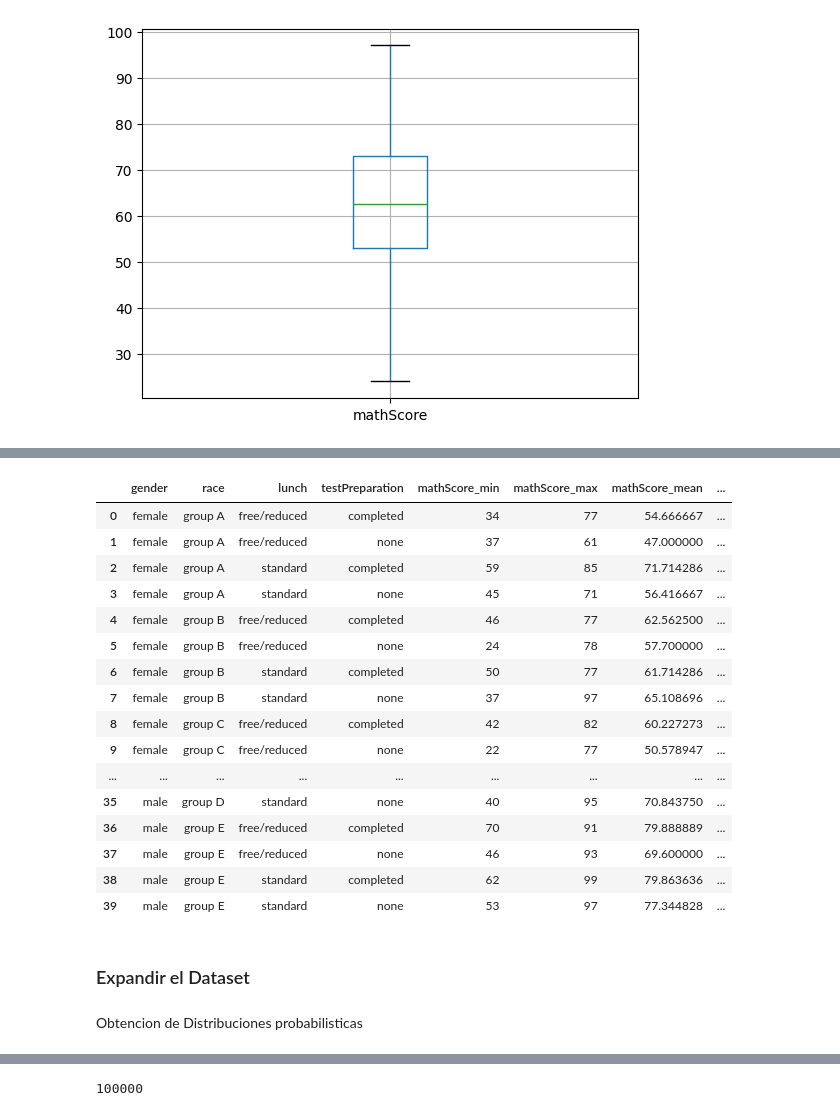
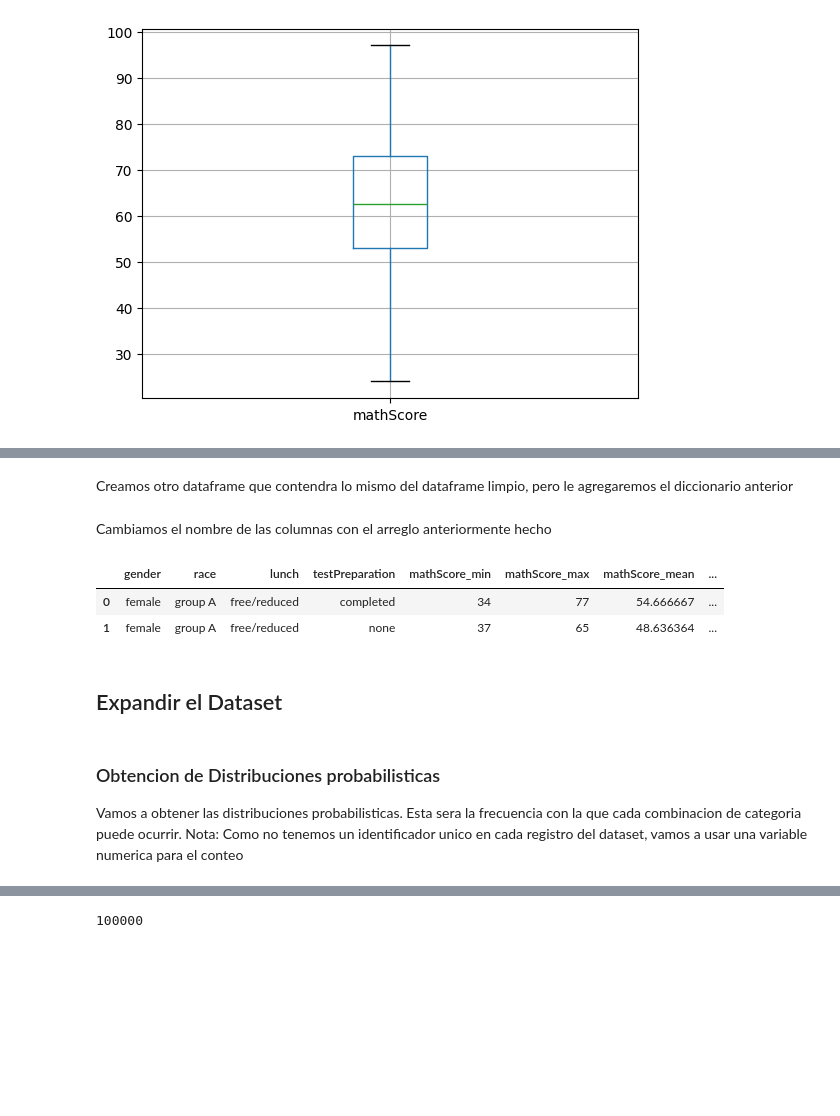
Before and after one commit to jc-vasquez14/ProyectoTeoria, a Jupyter notebook: Proyecto_EDA.ipynb, the cells around one changed output, grey strips where cells are left out. Saved outputs shown, nothing was run; the diff lists cells and outputs as text; code cells hidden in the pictures; blank space fills up the shorter version.

```diff
--- a/Proyecto_EDA.ipynb
+++ b/Proyecto_EDA.ipynb
@@ -346,36 +348,29 @@ for c in num_cols:
     cols_summ.append(f"{c}_max")
     cols_summ.append(f"{c}_mean")
     cols_summ.append(f"{c}_std")
+# %% [markdown]
+Creamos otro dataframe que contendra lo mismo del dataframe limpio, pero le agregaremos el diccionario anterior
 # %%
 df_summ = df_clean.groupby(
     cat_cols, as_index=False
 ).agg(summ_aggregations)
+# %% [markdown]
+Cambiamos el nombre de las columnas con el arreglo anteriormente hecho
 # %%
 df_summ.columns = cat_cols + cols_summ
 # %%
-df_summ
+df_summ.head(2)
 # %% [output]
 |  | gender | race | lunch | testPreparation | mathScore_min | mathScore_max | mathScore_mean | ... |
 | 0 | female | group A | free/reduced | completed | 34 | 77 | 54.666667 | ... |
-| 1 | female | group A | free/reduced | none | 37 | 61 | 47.000000 | ... |
-| 2 | female | group A | standard | completed | 59 | 85 | 71.714286 | ... |
-| 3 | female | group A | standard | none | 45 | 71 | 56.416667 | ... |
-| 4 | female | group B | free/reduced | completed | 46 | 77 | 62.562500 | ... |
-| 5 | female | group B | free/reduced | none | 24 | 78 | 57.700000 | ... |
-| 6 | female | group B | standard | completed | 50 | 77 | 61.714286 | ... |
-| 7 | female | group B | standard | none | 37 | 97 | 65.108696 | ... |
-| 8 | female | group C | free/reduced | completed | 42 | 82 | 60.227273 | ... |
-| 9 | female | group C | free/reduced | none | 22 | 77 | 50.578947 | ... |
-| ... | ... | ... | ... | ... | ... | ... | ... | ... |
-| 35 | male | group D | standard | none | 40 | 95 | 70.843750 | ... |
-| 36 | male | group E | free/reduced | completed | 70 | 91 | 79.888889 | ... |
-| 37 | male | group E | free/reduced | none | 46 | 93 | 69.600000 | ... |
-| 38 | male | group E | standard | completed | 62 | 99 | 79.863636 | ... |
-| 39 | male | group E | standard | none | 53 | 97 | 77.344828 | ... |
+| 1 | female | group A | free/reduced | none | 37 | 65 | 48.636364 | ... |
 # %% [markdown]
-### Expandir el Dataset
+## Expandir el Dataset
-# %% [markdown]
-Obtencion de Distribuciones probabilisticas
+# %% [markdown]
+### Obtencion de Distribuciones probabilisticas
+
+Vamos a obtener las distribuciones probabilisticas. Esta sera la frecuencia con la que cada combinacion de categoria puede ocurrir.
+Nota: Como no tenemos un identificador unico en cada registro del dataset, vamos a usar una variable numerica para el conteo
 # %%
 prob_freq = df.groupby(cat_cols, as_index=False).agg({
     #Se utiliza el mathScore ya que el dataset no cuenta con un userID.
```
Also changed, not shown: parts of 38 cells of this notebook.
